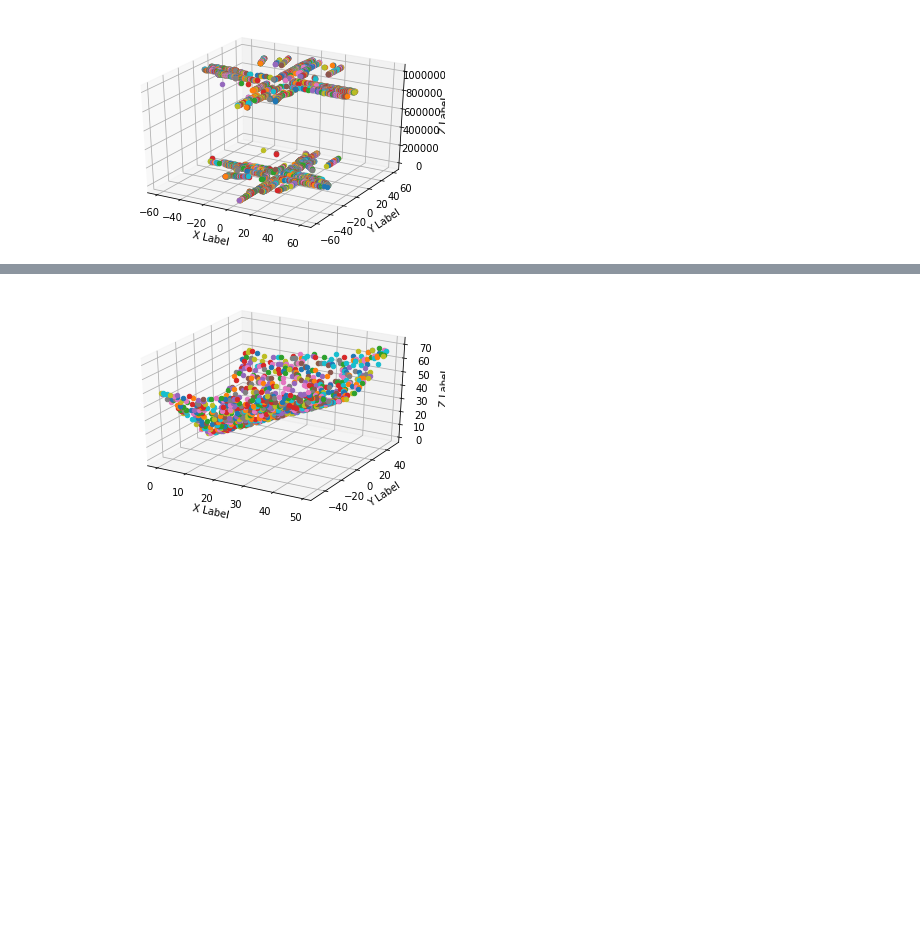
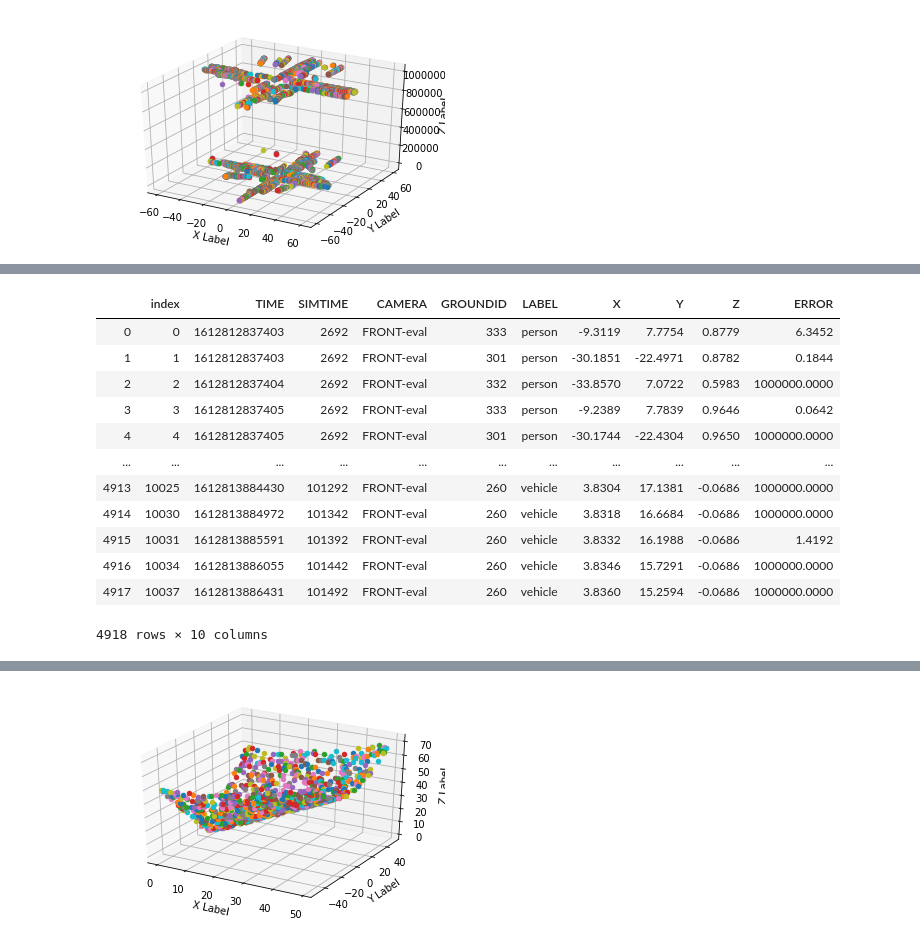
Before and after one commit to ayjchen1/pylot, a Jupyter notebook: visnn/visdataplots.ipynb, the cells around one changed output, grey strips where cells are left out. Cells and saved outputs as stored; diff of their text form; code cells hidden in the pictures; blank space fills up the shorter version.

```diff
--- a/visnn/visdataplots.ipynb
+++ b/visnn/visdataplots.ipynb
@@ -95,0 +116,18 @@ plt.show()
+# %%
+df = df[df.CAMERA == "FRONT-eval"]
+df = df.reset_index(drop=True)
+df
+# %% [output]
+|  | index | TIME | SIMTIME | CAMERA | GROUNDID | LABEL | X | Y | Z | ERROR |
+| 0 | 0 | 1612812837403 | 2692 | FRONT-eval | 333 | person | -9.3119 | 7.7754 | 0.8779 | 6.3452 |
+| 1 | 1 | 1612812837403 | 2692 | FRONT-eval | 301 | person | -30.1851 | -22.4971 | 0.8782 | 0.1844 |
+| 2 | 2 | 1612812837404 | 2692 | FRONT-eval | 332 | person | -33.8570 | 7.0722 | 0.5983 | 1000000.0000 |
+| 3 | 3 | 1612812837405 | 2692 | FRONT-eval | 333 | person | -9.2389 | 7.7839 | 0.9646 | 0.0642 |
+| 4 | 4 | 1612812837405 | 2692 | FRONT-eval | 301 | person | -30.1744 | -22.4304 | 0.9650 | 1000000.0000 |
+| ... | ... | ... | ... | ... | ... | ... | ... | ... | ... | ... |
+| 4913 | 10025 | 1612813884430 | 101292 | FRONT-eval | 260 | vehicle | 3.8304 | 17.1381 | -0.0686 | 1000000.0000 |
+| 4914 | 10030 | 1612813884972 | 101342 | FRONT-eval | 260 | vehicle | 3.8318 | 16.6684 | -0.0686 | 1000000.0000 |
+| 4915 | 10031 | 1612813885591 | 101392 | FRONT-eval | 260 | vehicle | 3.8332 | 16.1988 | -0.0686 | 1.4192 |
+| 4916 | 10034 | 1612813886055 | 101442 | FRONT-eval | 260 | vehicle | 3.8346 | 15.7291 | -0.0686 | 1000000.0000 |
+| 4917 | 10037 | 1612813886431 | 101492 | FRONT-eval | 260 | vehicle | 3.8360 | 15.2594 | -0.0686 | 1000000.0000 |
+4918 rows × 10 columns
```
Also changed, not shown: parts of 5 cells of this notebook, 1 other file.
